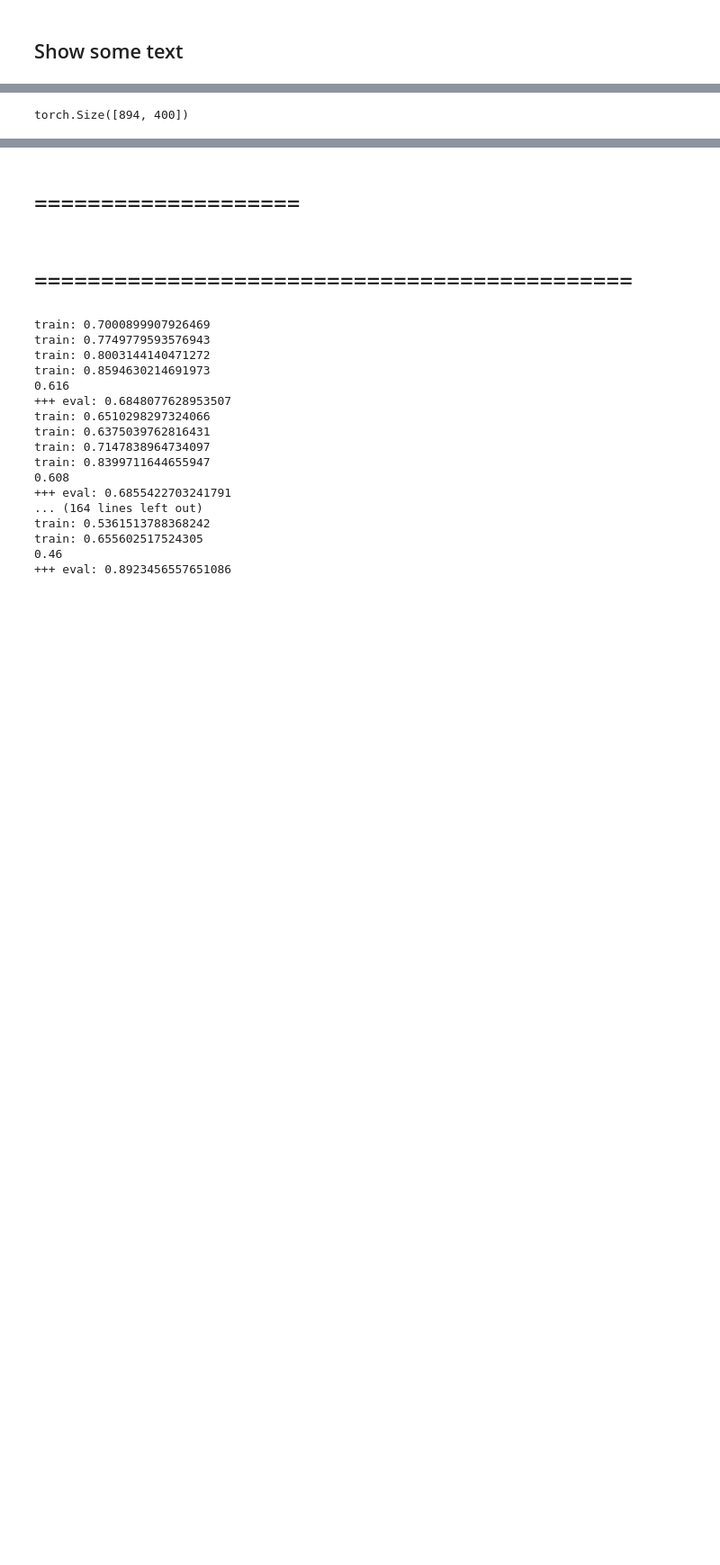
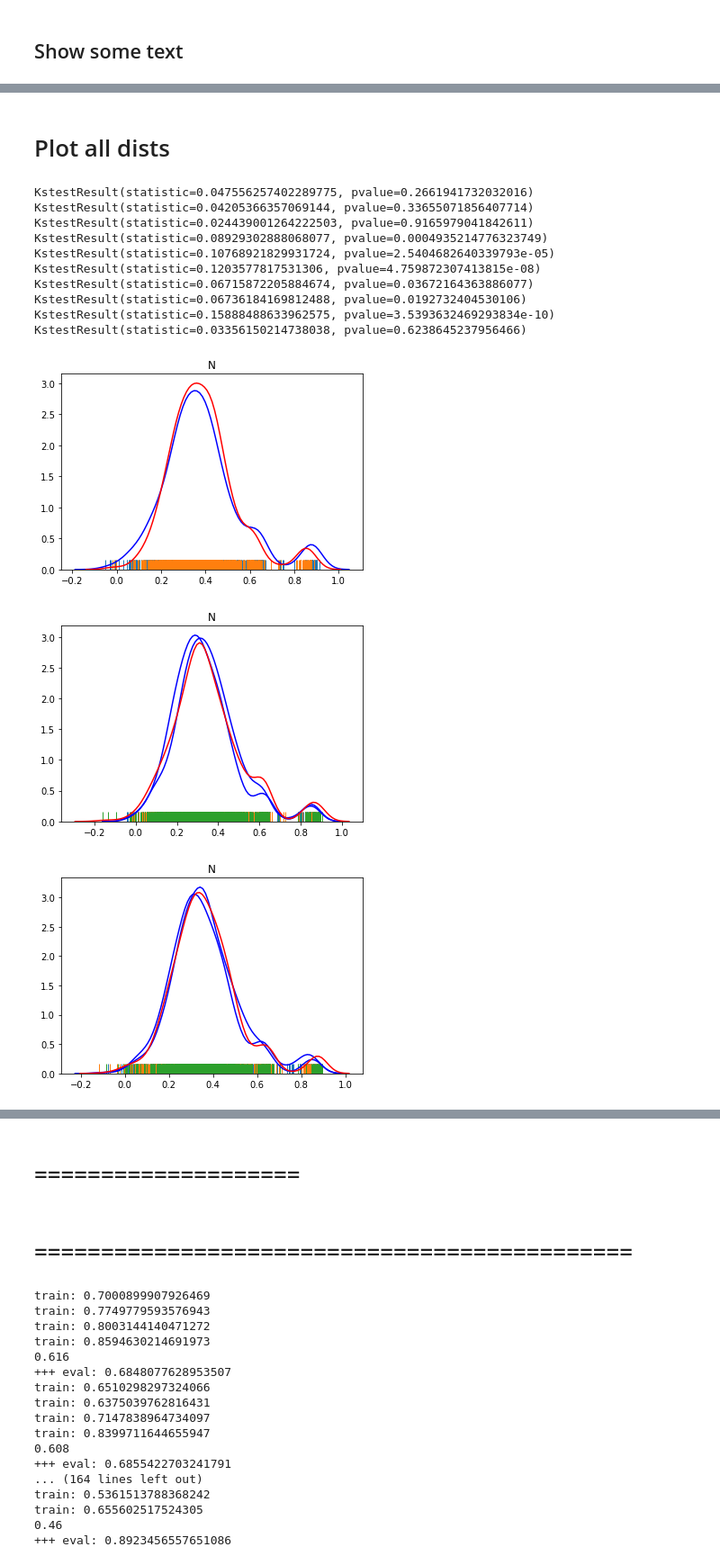
Before and after one commit to aeryen/AV_with_DV, a Jupyter notebook: _do_lstm_pan14e.ipynb, the cells around one changed output, grey strips where cells are left out. Shown at 90% size. Cells and saved outputs as stored; diff of their text form; code cells hidden in the pictures; blank space fills up the shorter version.

```diff
--- a/_do_lstm_pan14e.ipynb
+++ b/_do_lstm_pan14e.ipynb
@@ -289,7 +162,3 @@ def pred_raw(learn, df):
     return  prob_list, label_list
 # %%
 test_prob, test_label = pred_raw(learn, df_test02)
-# %%
-test_prob[0]["k"][0]["e"][0,1:,:].shape
-# %% [output]
-torch.Size([894, 400])
@@ -295,0 +167,33 @@ torch.Size([894, 400])
+# %%
+test_prob, test_label = torch.load( "./saves/pan14e_test02.torchsave" )
+# %% [markdown]
+# Plot all dists
+# %%
+for i in range(10):
+    fig = plt.figure()
+
+    for ik in range(len(test_prob[i]["k"])):
+        result_k = cosine_similarity(test_prob[i]["k"][ik]["e"][0,1:,:], test_prob[i]["k"][ik]["p"][0,:-1,:], dim=1)
+        fig = sns.distplot(result_k.cpu().numpy(), kde=True, rug=True, hist=False,
+                           kde_kws={"color": "blue"} )
+
+    result_u = cosine_similarity(test_prob[i]["u"]["e"][0,1:,:], test_prob[i]["u"]["p"][0,:-1,:], dim=1)
+    fig = sns.distplot(result_u.cpu().numpy(), kde=True, rug=True, hist=False,
+                       kde_kws={"color": "red"})
+
+    fig.set_title( test_label[i] )
+    fig.figure.savefig(f'./plots/dist_plot/onlyk_{i:03}.png')
+# %% [output]
+KstestResult(statistic=0.047556257402289775, pvalue=0.2661941732032016)
+KstestResult(statistic=0.04205366357069144, pvalue=0.33655071856407714)
+KstestResult(statistic=0.024439001264222503, pvalue=0.9165979041842611)
+KstestResult(statistic=0.08929302888068077, pvalue=0.0004935214776323749)
+KstestResult(statistic=0.10768921829931724, pvalue=2.5404682640339793e-05)
+KstestResult(statistic=0.1203577817531306, pvalue=4.759872307413815e-08)
+KstestResult(statistic=0.06715872205884674, pvalue=0.03672164363886077)
+KstestResult(statistic=0.06736184169812488, pvalue=0.0192732404530106)
+KstestResult(statistic=0.15888488633962575, pvalue=3.5393632469293834e-10)
+KstestResult(statistic=0.03356150214738038, pvalue=0.6238645237956466)
+[figure, added]
+[figure, added]
+[figure, added]
```
Also changed, not shown: parts of 30 cells of this notebook, 4 other files.
